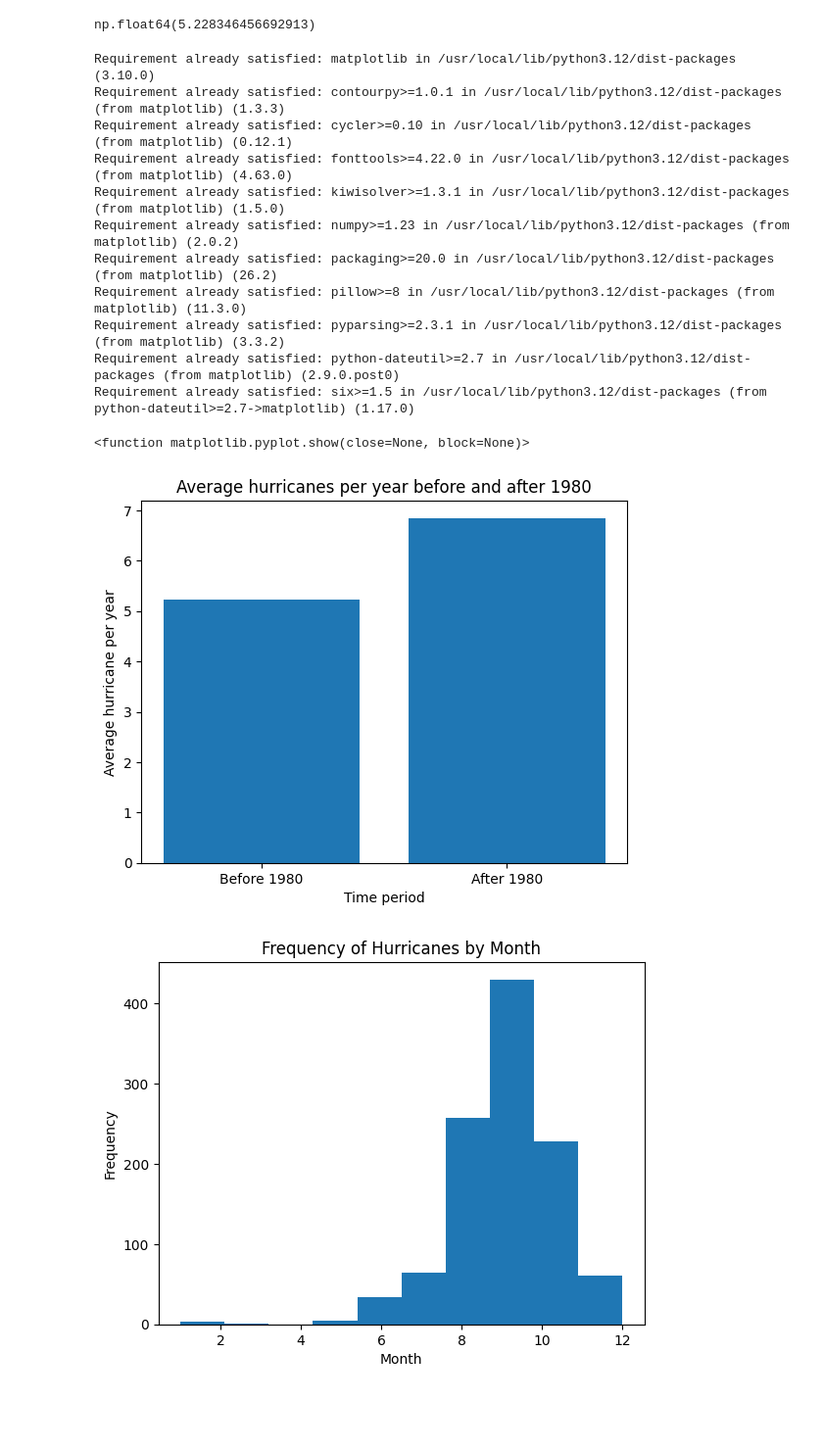
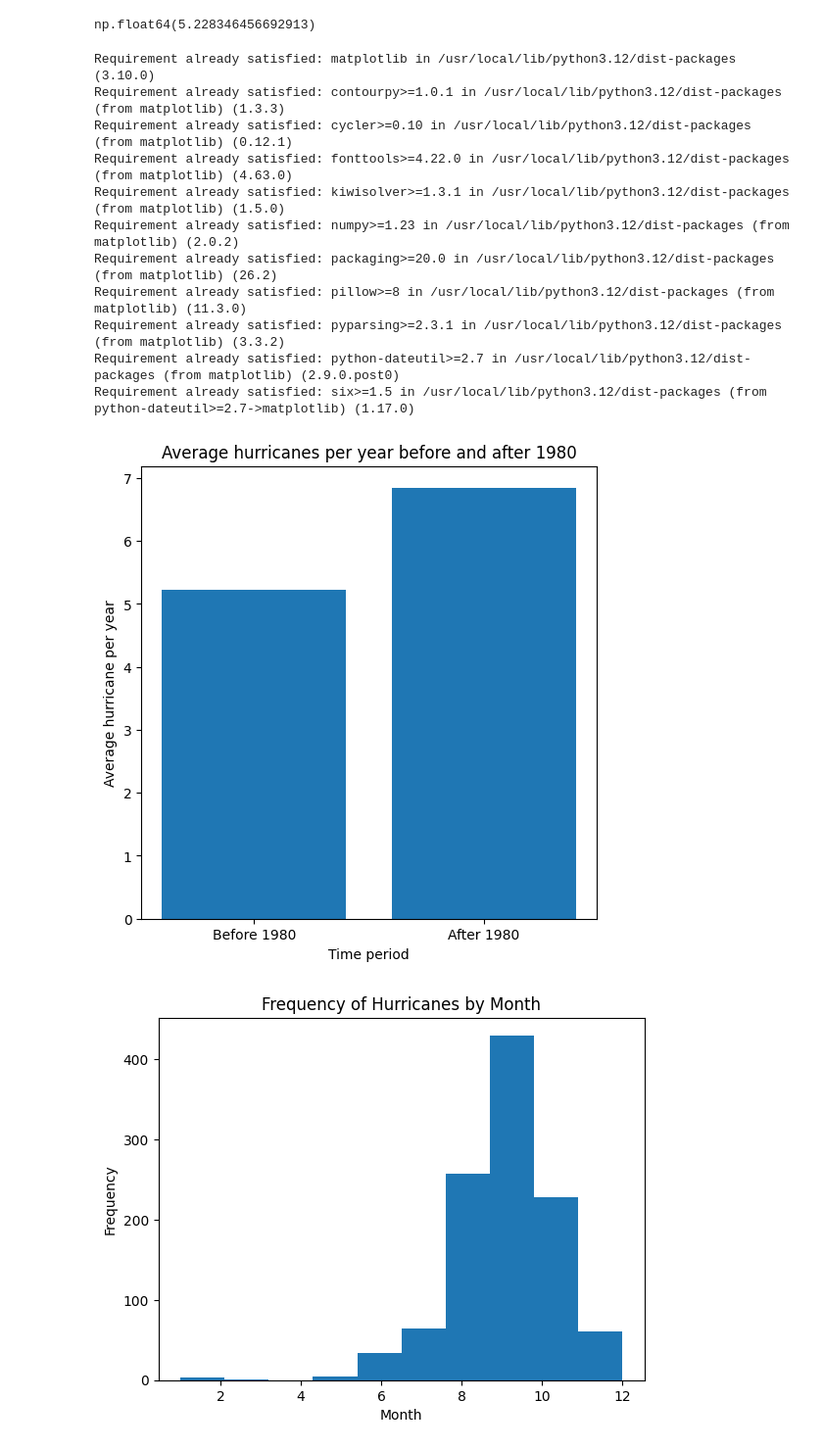
Before and after one commit to jxcact-sketch/Joshua-s-Research-Project, a Jupyter notebook: Joshua's Research Project.ipynb, the cells around one changed output. Shown at 98% size. Cells and saved outputs as stored; diff of their text form; code cells hidden in the pictures; blank space fills up the shorter version.

```diff
--- a/Joshua's Research Project.ipynb
+++ b/Joshua's Research Project.ipynb
@@ -266,36 +271,39 @@ hurricanes = df[df['status'] == 'HU']
 
 hurricanes = hurricanes[['year', 'storm_id']].drop_duplicates()
 
 hurricanes_per_year = hurricanes.groupby('year')['storm_id'].count()
 
 before_1980 = hurricanes_per_year.loc[hurricanes_per_year.index < 1980]
 
 after_1980 = hurricanes_per_year.loc[hurricanes_per_year.index >= 1980]
 
 x = ['Before 1980', 'After 1980']
 y = [before_1980.mean(), after_1980.mean()]
 
+width = 6
+height = 6
+plt.figure(figsize=(width, height))
+
 plt.bar(x,y)
 
 plt.title('Average hurricanes per year before and after 1980')
 plt.xlabel('Time period')
 plt.ylabel('Average hurricane per year')
 
-plt.show
+plt.show()
 # %% [output]
 Requirement already satisfied: matplotlib in /usr/local/lib/python3.12/dist-packages (3.10.0)
 Requirement already satisfied: contourpy>=1.0.1 in /usr/local/lib/python3.12/dist-packages (from matplotlib) (1.3.3)
 Requirement already satisfied: cycler>=0.10 in /usr/local/lib/python3.12/dist-packages (from matplotlib) (0.12.1)
 Requirement already satisfied: fonttools>=4.22.0 in /usr/local/lib/python3.12/dist-packages (from matplotlib) (4.63.0)
 Requirement already satisfied: kiwisolver>=1.3.1 in /usr/local/lib/python3.12/dist-packages (from matplotlib) (1.5.0)
 Requirement already satisfied: numpy>=1.23 in /usr/local/lib/python3.12/dist-packages (from matplotlib) (2.0.2)
 Requirement already satisfied: packaging>=20.0 in /usr/local/lib/python3.12/dist-packages (from matplotlib) (26.2)
 Requirement already satisfied: pillow>=8 in /usr/local/lib/python3.12/dist-packages (from matplotlib) (11.3.0)
 Requirement already satisfied: pyparsing>=2.3.1 in /usr/local/lib/python3.12/dist-packages (from matplotlib) (3.3.2)
 Requirement already satisfied: python-dateutil>=2.7 in /usr/local/lib/python3.12/dist-packages (from matplotlib) (2.9.0.post0)
 Requirement already satisfied: six>=1.5 in /usr/local/lib/python3.12/dist-packages (from python-dateutil>=2.7->matplotlib) (1.17.0)
-<function matplotlib.pyplot.show(close=None, block=None)>
-[figure, old version]
+[figure, new version]
 # %%
 hurricanes = df[df['status'] == 'HU']
 
```
Also changed, not shown: parts of 1 cell of this notebook.
